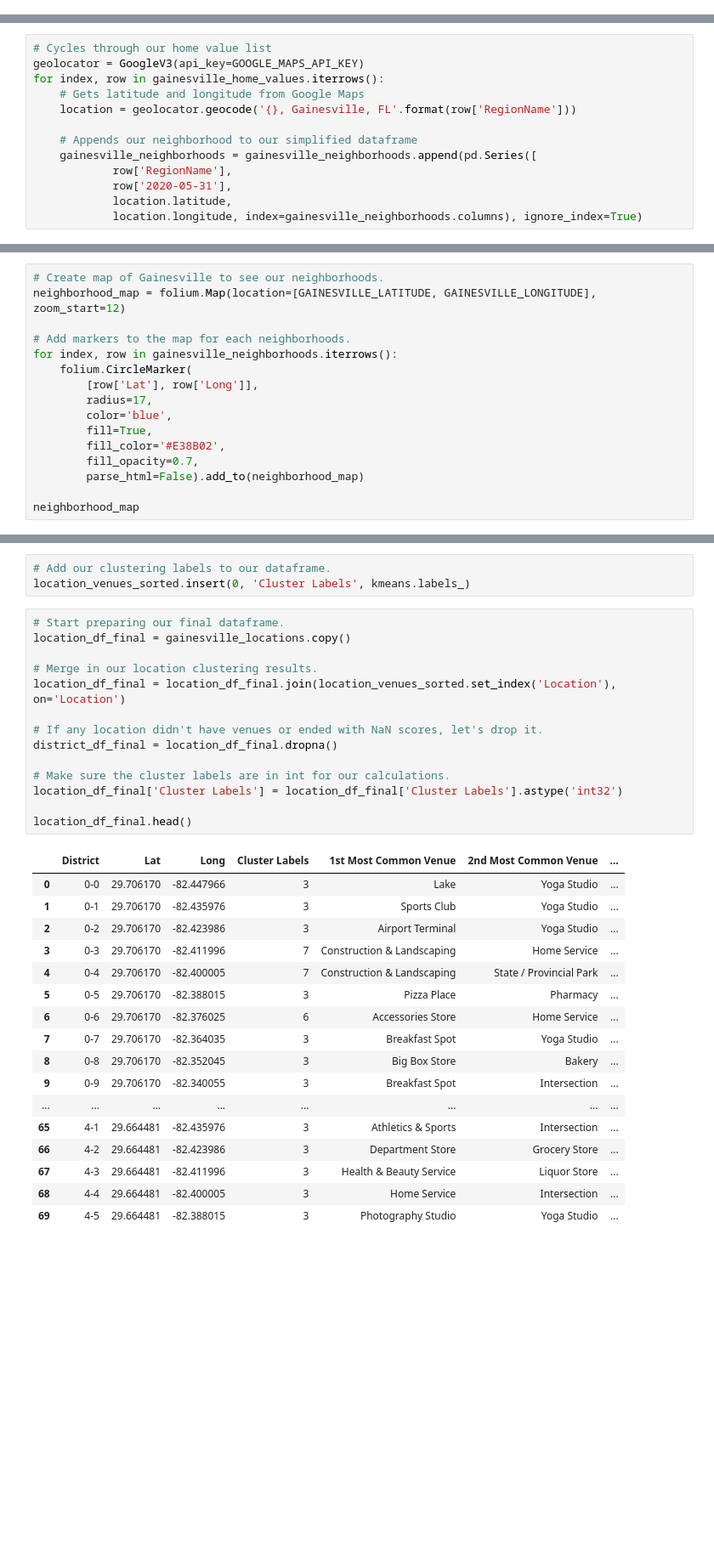
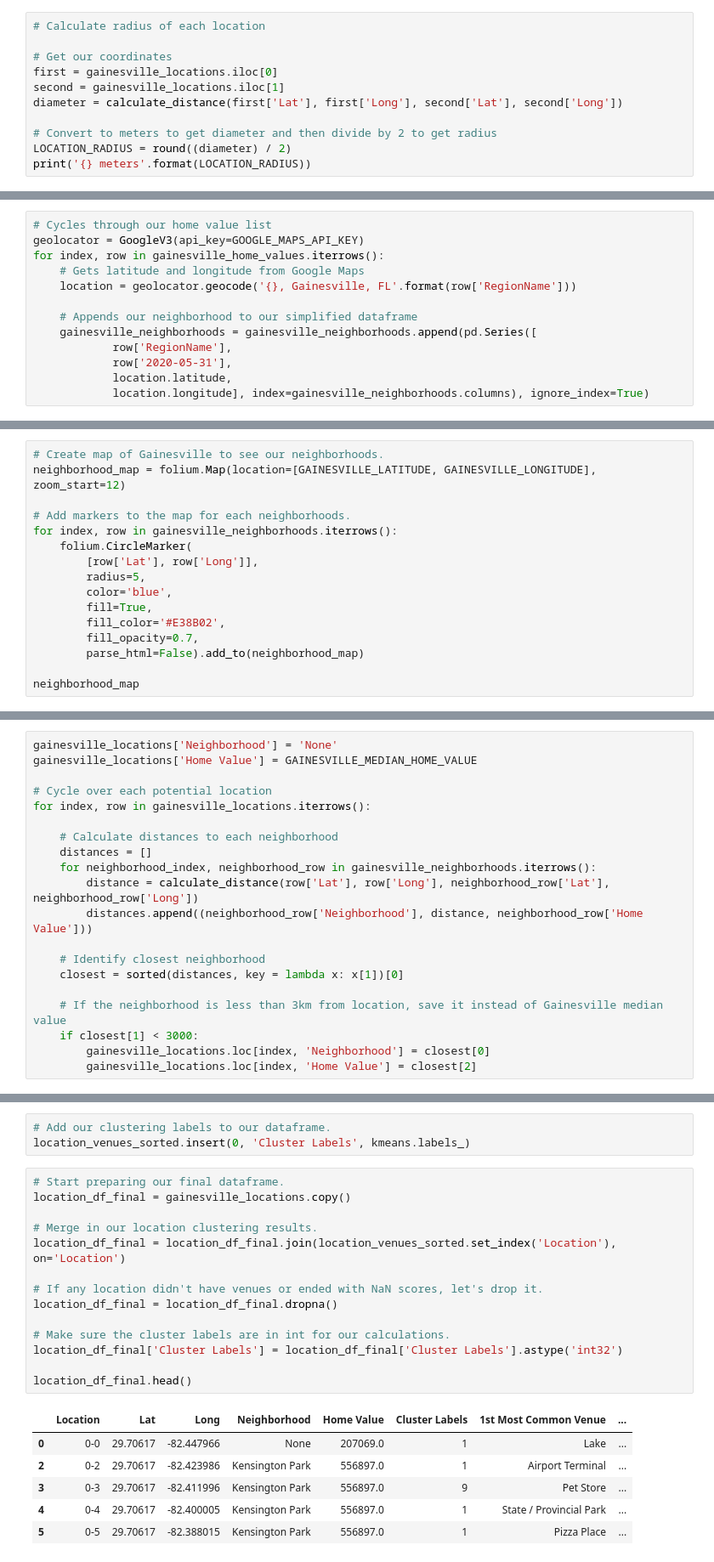
Before and after one commit to fpcorso/Coursera_Capstone, a Jupyter notebook: Capstone_Notebook.ipynb, the cells around one changed output, grey strips where cells are left out. Shown at 85% size. Cells and saved outputs as stored; diff of their text form; blank space fills up the shorter version.

Commit message:
Published from Watson Studio.

```diff
--- a/Capstone_Notebook.ipynb
+++ b/Capstone_Notebook.ipynb
@@ -100,0 +114,11 @@ print('{} meters'.format(LOCATION_RADIUS))
+# %%
+# Calculate radius of each location
+
+# Get our coordinates
+first = gainesville_locations.iloc[0]
+second = gainesville_locations.iloc[1]
+diameter = calculate_distance(first['Lat'], first['Long'], second['Lat'], second['Long'])
+
+# Convert to meters to get diameter and then divide by 2 to get radius
+LOCATION_RADIUS = round((diameter) / 2)
+print('{} meters'.format(LOCATION_RADIUS))
@@ -154,4 +198,4 @@ for index, row in gainesville_home_values.iterrows():
             row['RegionName'],
             row['2020-05-31'],
             location.latitude,
-            location.longitude, index=gainesville_neighborhoods.columns), ignore_index=True)
+            location.longitude], index=gainesville_neighborhoods.columns), ignore_index=True)
@@ -163,7 +219,7 @@ neighborhood_map = folium.Map(location=[GAINESVILLE_LATITUDE, GAINESVILLE_LONGIT
 for index, row in gainesville_neighborhoods.iterrows():
     folium.CircleMarker(
         [row['Lat'], row['Long']],
-        radius=17,
+        radius=5,
         color='blue',
         fill=True,
         fill_color='#E38B02',
@@ -173,0 +236,20 @@ neighborhood_map
+# %%
+gainesville_locations['Neighborhood'] = 'None'
+gainesville_locations['Home Value'] = GAINESVILLE_MEDIAN_HOME_VALUE
+
+# Cycle over each potential location
+for index, row in gainesville_locations.iterrows():
+
+    # Calculate distances to each neighborhood
+    distances = []
+    for neighborhood_index, neighborhood_row in gainesville_neighborhoods.iterrows():
+        distance = calculate_distance(row['Lat'], row['Long'], neighborhood_row['Lat'], neighborhood_row['Long'])
+        distances.append((neighborhood_row['Neighborhood'], distance, neighborhood_row['Home Value']))
+
+    # Identify closest neighborhood
+    closest = sorted(distances, key = lambda x: x[1])[0]
+
+    # If the neighborhood is less than 3km from location, save it instead of Gainesville median value
+    if closest[1] < 3000:
+        gainesville_locations.loc[index, 'Neighborhood'] = closest[0]
+        gainesville_locations.loc[index, 'Home Value'] = closest[2]
@@ -422,35 +533,24 @@ location_venues_sorted.insert(0, 'Cluster Labels', kmeans.labels_)
 # %%
 # Start preparing our final dataframe.
 location_df_final = gainesville_locations.copy()
 
 # Merge in our location clustering results.
 location_df_final = location_df_final.join(location_venues_sorted.set_index('Location'), on='Location')
 
 # If any location didn't have venues or ended with NaN scores, let's drop it.
-district_df_final = location_df_final.dropna()
+location_df_final = location_df_final.dropna()
 
 # Make sure the cluster labels are in int for our calculations.
 location_df_final['Cluster Labels'] = location_df_final['Cluster Labels'].astype('int32')
 
 location_df_final.head()
 # %% [output]
-|  | District | Lat | Long | Cluster Labels | 1st Most Common Venue | 2nd Most Common Venue | ... |
-| 0 | 0-0 | 29.706170 | -82.447966 | 3 | Lake | Yoga Studio | ... |
-| 1 | 0-1 | 29.706170 | -82.435976 | 3 | Sports Club | Yoga Studio | ... |
-| 2 | 0-2 | 29.706170 | -82.423986 | 3 | Airport Terminal | Yoga Studio | ... |
-| 3 | 0-3 | 29.706170 | -82.411996 | 7 | Construction & Landscaping | Home Service | ... |
-| 4 | 0-4 | 29.706170 | -82.400005 | 7 | Construction & Landscaping | State / Provincial Park | ... |
-| 5 | 0-5 | 29.706170 | -82.388015 | 3 | Pizza Place | Pharmacy | ... |
-| 6 | 0-6 | 29.706170 | -82.376025 | 6 | Accessories Store | Home Service | ... |
-| 7 | 0-7 | 29.706170 | -82.364035 | 3 | Breakfast Spot | Yoga Studio | ... |
-| 8 | 0-8 | 29.706170 | -82.352045 | 3 | Big Box Store | Bakery | ... |
-| 9 | 0-9 | 29.706170 | -82.340055 | 3 | Breakfast Spot | Intersection | ... |
-| ... | ... | ... | ... | ... | ... | ... | ... |
-| 65 | 4-1 | 29.664481 | -82.435976 | 3 | Athletics & Sports | Intersection | ... |
-| 66 | 4-2 | 29.664481 | -82.423986 | 3 | Department Store | Grocery Store | ... |
-| 67 | 4-3 | 29.664481 | -82.411996 | 3 | Health & Beauty Service | Liquor Store | ... |
-| 68 | 4-4 | 29.664481 | -82.400005 | 3 | Home Service | Intersection | ... |
-| 69 | 4-5 | 29.664481 | -82.388015 | 3 | Photography Studio | Yoga Studio | ... |
+|  | Location | Lat | Long | Neighborhood | Home Value | Cluster Labels | 1st Most Common Venue | ... |
+| 0 | 0-0 | 29.70617 | -82.447966 | None | 207069.0 | 1 | Lake | ... |
+| 2 | 0-2 | 29.70617 | -82.423986 | Kensington Park | 556897.0 | 1 | Airport Terminal | ... |
+| 3 | 0-3 | 29.70617 | -82.411996 | Kensington Park | 556897.0 | 9 | Pet Store | ... |
+| 4 | 0-4 | 29.70617 | -82.400005 | Kensington Park | 556897.0 | 1 | State / Provincial Park | ... |
+| 5 | 0-5 | 29.70617 | -82.388015 | Kensington Park | 556897.0 | 1 | Pizza Place | ... |
 # %%
 # Create our map.
 map_clusters = folium.Map(location=[GAINESVILLE_LATITUDE, GAINESVILLE_LONGITUDE], zoom_start=10)
```
Also changed, not shown: parts of 29 cells of this notebook.
